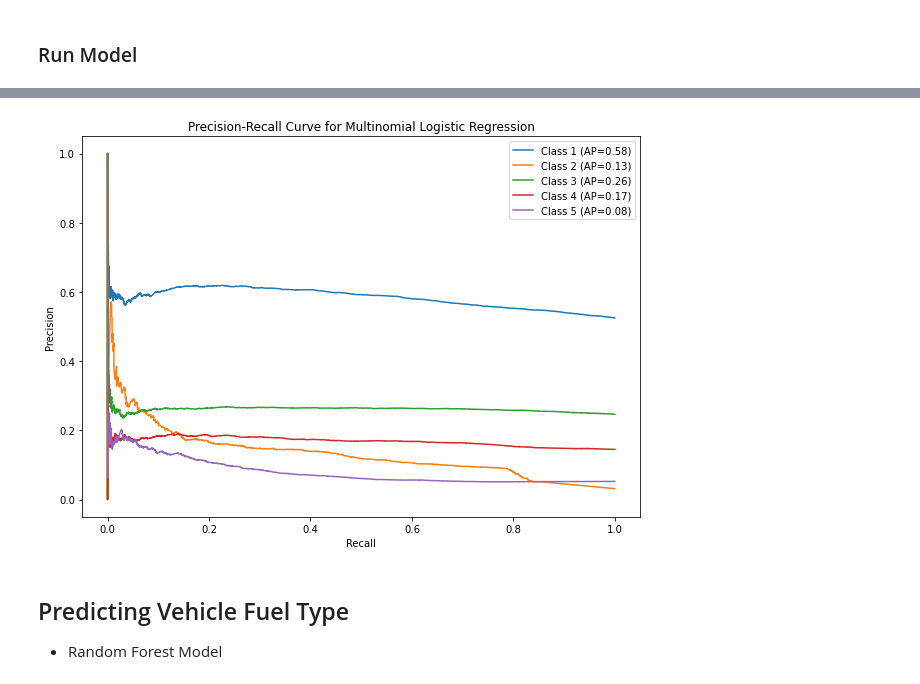
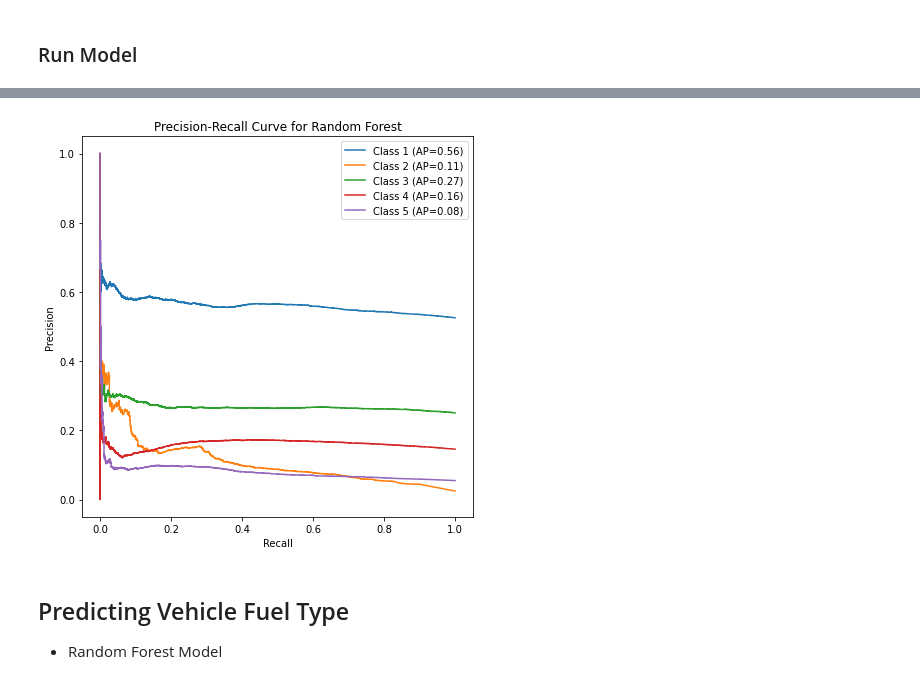
Before and after one commit to ryansliao/DSC-Capstone, a Jupyter notebook: Q1_Model.ipynb, the cells around one changed output, grey strips where cells are left out. Saved outputs shown, nothing was run; the diff lists cells and outputs as text; code cells hidden in the pictures.

```diff
--- a/Q1_Model.ipynb
+++ b/Q1_Model.ipynb
@@ -140,0 +85,5 @@ plt.show()
+# %%
+lr_model = LogisticRegression(class_weight='balanced', multi_class='multinomial', solver='lbfgs', max_iter=1500)
+lr_model.fit(X_train, y_train)
+y_pred = lr_model.predict(X_test)
+print("Classification Report:\n", classification_report(y_test, y_pred))
@@ -140,0 +108,24 @@ plt.show()
+# %%
+y_prob = lr_model.predict_proba(X_test)
+y_test_bin = label_binarize(y_test, classes=['Automobile', 'Motorcycle', 'SUV', 'Truck', 'Van'])
+
+# Compute precision-recall curve for each class
+precision = dict()
+recall = dict()
+average_precision = dict()
+
+for i in range(1, 6):
+    precision[i], recall[i], _ = precision_recall_curve(y_test_bin[:, i-1], y_prob[:, i-1])
+    average_precision[i] = average_precision_score(y_test_bin[:, i-1], y_prob[:, i-1])
+
+# Plot the precision-recall curves
+plt.figure(figsize=(7, 7))
+
+for i in range(1, 6):
+    plt.plot(recall[i], precision[i], label=f'Class {i} (AP={average_precision[i]:0.2f})')
+
+plt.xlabel('Recall')
+plt.ylabel('Precision')
+plt.title('Precision-Recall Curve for Random Forest')
+plt.legend()
+plt.show()
@@ -149,3 +136,7 @@ X_train, X_test, y_train, y_test = train_test_split(X, y, test_size=0.2)
+# %%
+X = vehicles_type_df[['CAR', 'CNTTDHH', 'CDIVMSAR', 'GSCOST', 'HTPPOPDN', 'HHSIZE', 'HHFAMINC', 'HHVEHCNT', 'PRICE', 'PLACE']]
+y = vehicles_type_df['VEHTYPE']
+X_train, X_test, y_train, y_test = train_test_split(X, y, test_size=0.2)
 # %% [markdown]
 ### Hyperparameter Tuning
 - OPTIONAL - High computational load
@@ -168,5 +151,7 @@ Best hyperparameters: {'max_depth': 96, 'n_estimators': 616}
 # %% [markdown]
 ### Run Model
 # %%
-rf_model = RandomForestClassifier(class_weight='balanced')
+rf_model = RandomForestClassifier(class_weight='balanced', n_estimators=500, max_depth=100)
 rf_model.fit(X_train, y_train);
+y_pred = rf_model.predict(X_test)
+print("Classification Report:\n", classification_report(y_test, y_pred))
@@ -205,29 +176,29 @@ ConfusionMatrixDisplay(confusion_matrix=cm, display_labels=['Automobile', 'Motor
 # %%
 y_prob = rf_model.predict_proba(X_test)
 y_test_bin = label_binarize(y_test, classes=['Automobile', 'Motorcycle', 'SUV', 'Truck', 'Van'])
 
 # Compute precision-recall curve for each class
 precision = dict()
 recall = dict()
 average_precision = dict()
 
 for i in range(1, 6):
     precision[i], recall[i], _ = precision_recall_curve(y_test_bin[:, i-1], y_prob[:, i-1])
     average_precision[i] = average_precision_score(y_test_bin[:, i-1], y_prob[:, i-1])
 
 # Plot the precision-recall curves
-plt.figure(figsize=(10, 7))
+plt.figure(figsize=(7, 7))
 
 for i in range(1, 6):
     plt.plot(recall[i], precision[i], label=f'Class {i} (AP={average_precision[i]:0.2f})')
 
 plt.xlabel('Recall')
 plt.ylabel('Precision')
-plt.title('Precision-Recall Curve for Multinomial Logistic Regression')
+plt.title('Precision-Recall Curve for Random Forest')
 plt.legend()
 plt.show()
 # %% [output]
-[figure, old version]
+[figure, new version]
 # %% [markdown]
 ## Predicting Vehicle Fuel Type
 - Random Forest Model
```
Also changed, not shown: parts of 42 cells of this notebook.
